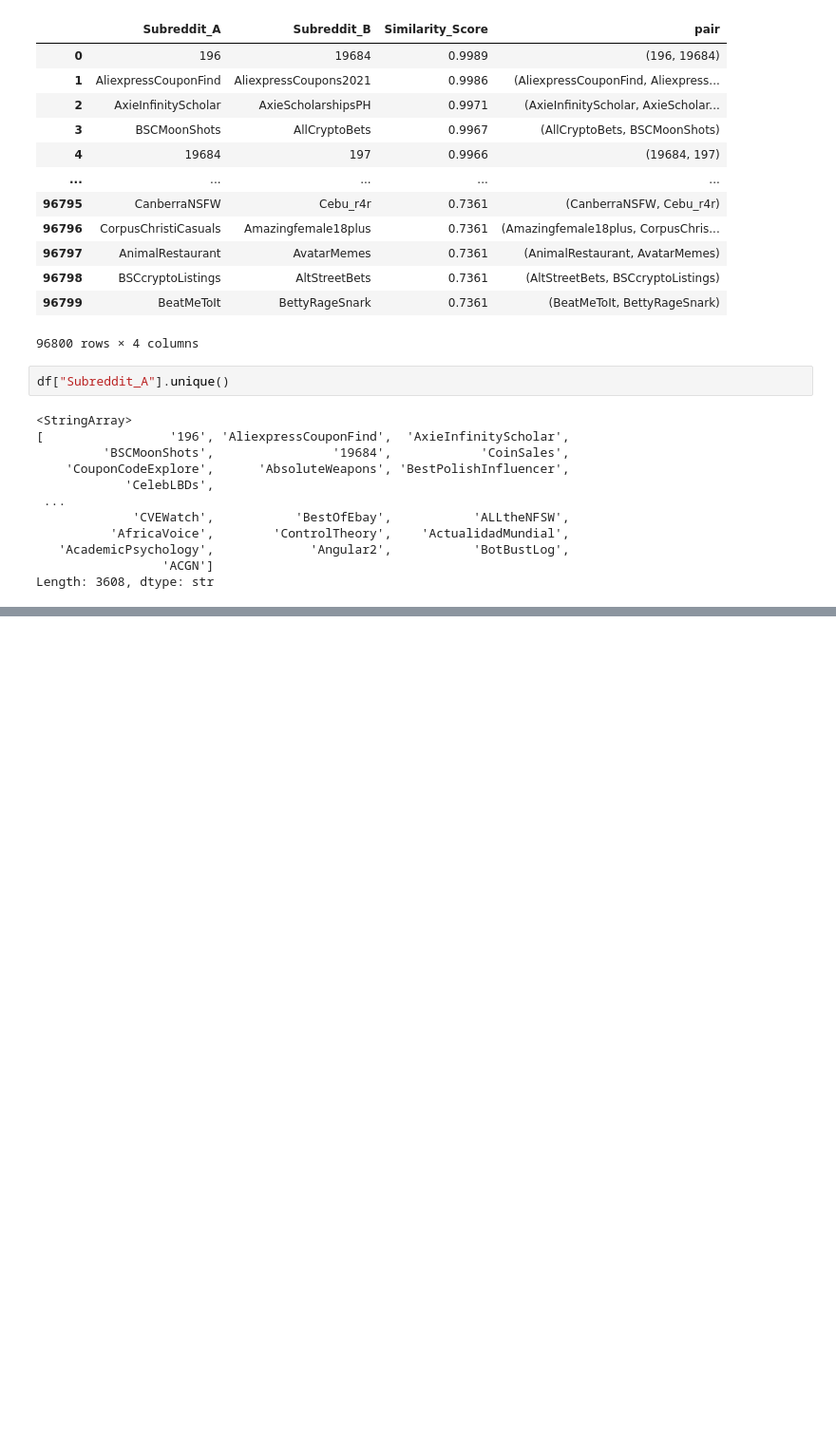
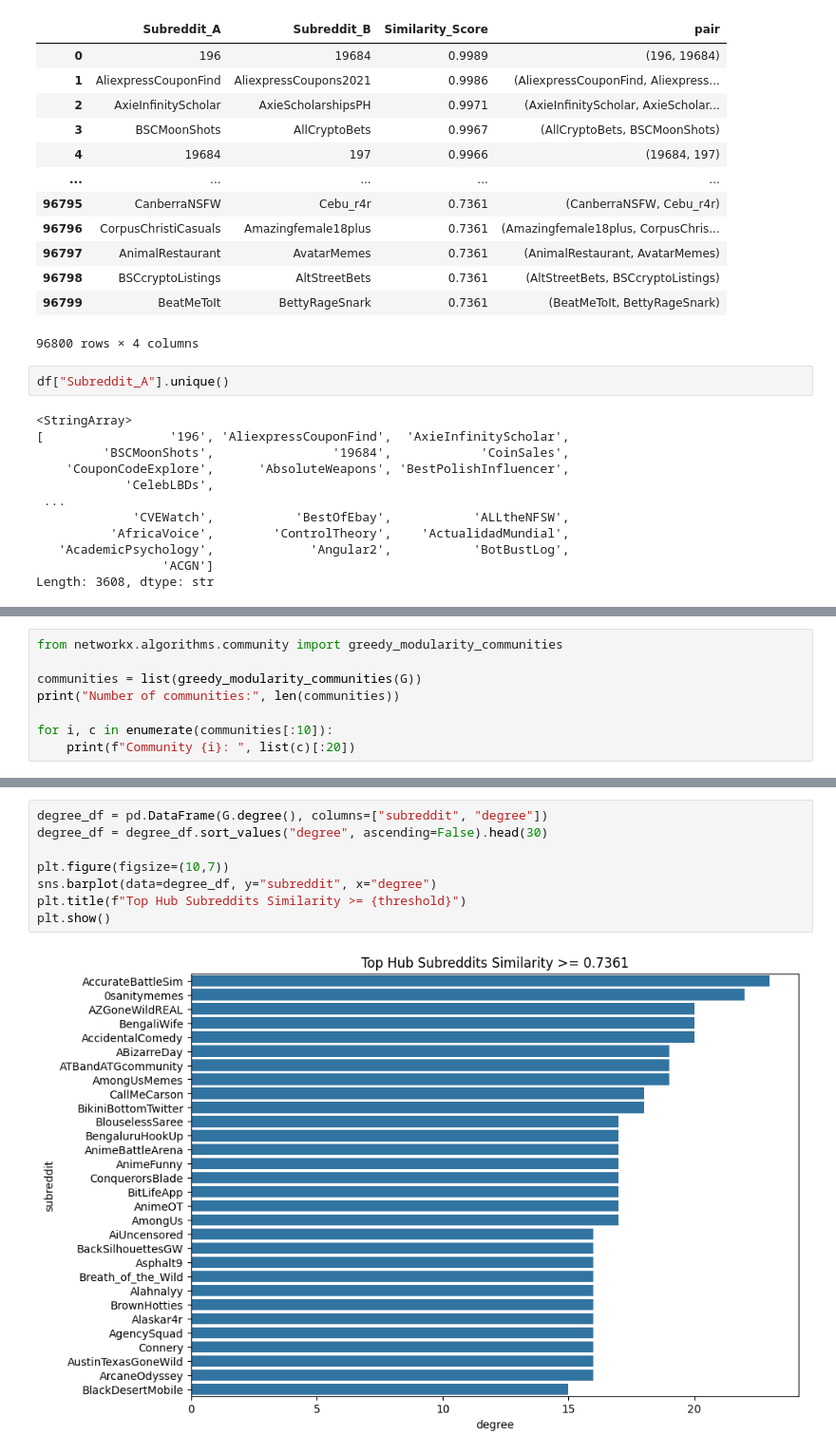
Before and after one commit to normalguy464/Massive-data-mining, a Jupyter notebook: Visualiza_graph.ipynb, the cells around one changed output, grey strips where cells are left out. Shown at 95% size. Drawn from its saved outputs; the diff is of its cells as text; blank space fills up the shorter version.

```diff
--- a/Visualiza_graph.ipynb
+++ b/Visualiza_graph.ipynb
@@ -95,3 +150,11 @@ html = net.generate_html()
 
 with open("subreddit_graph.html", "w", encoding="utf-8") as f:
     f.write(html)
+# %%
+from networkx.algorithms.community import greedy_modularity_communities
+
+communities = list(greedy_modularity_communities(G))
+print("Number of communities:", len(communities))
+
+for i, c in enumerate(communities[:10]):
+    print(f"Community {i}: ", list(c)[:20])
@@ -97,0 +269,10 @@ with open("subreddit_graph.html", "w", encoding="utf-8") as f:
+# %%
+degree_df = pd.DataFrame(G.degree(), columns=["subreddit", "degree"])
+degree_df = degree_df.sort_values("degree", ascending=False).head(30)
+
+plt.figure(figsize=(10,7))
+sns.barplot(data=degree_df, y="subreddit", x="degree")
+plt.title(f"Top Hub Subreddits Similarity >= {threshold}")
+plt.show()
+# %% [output]
+[figure, added]
```
Also changed, not shown: parts of 20 cells of this notebook, 1 other file.
